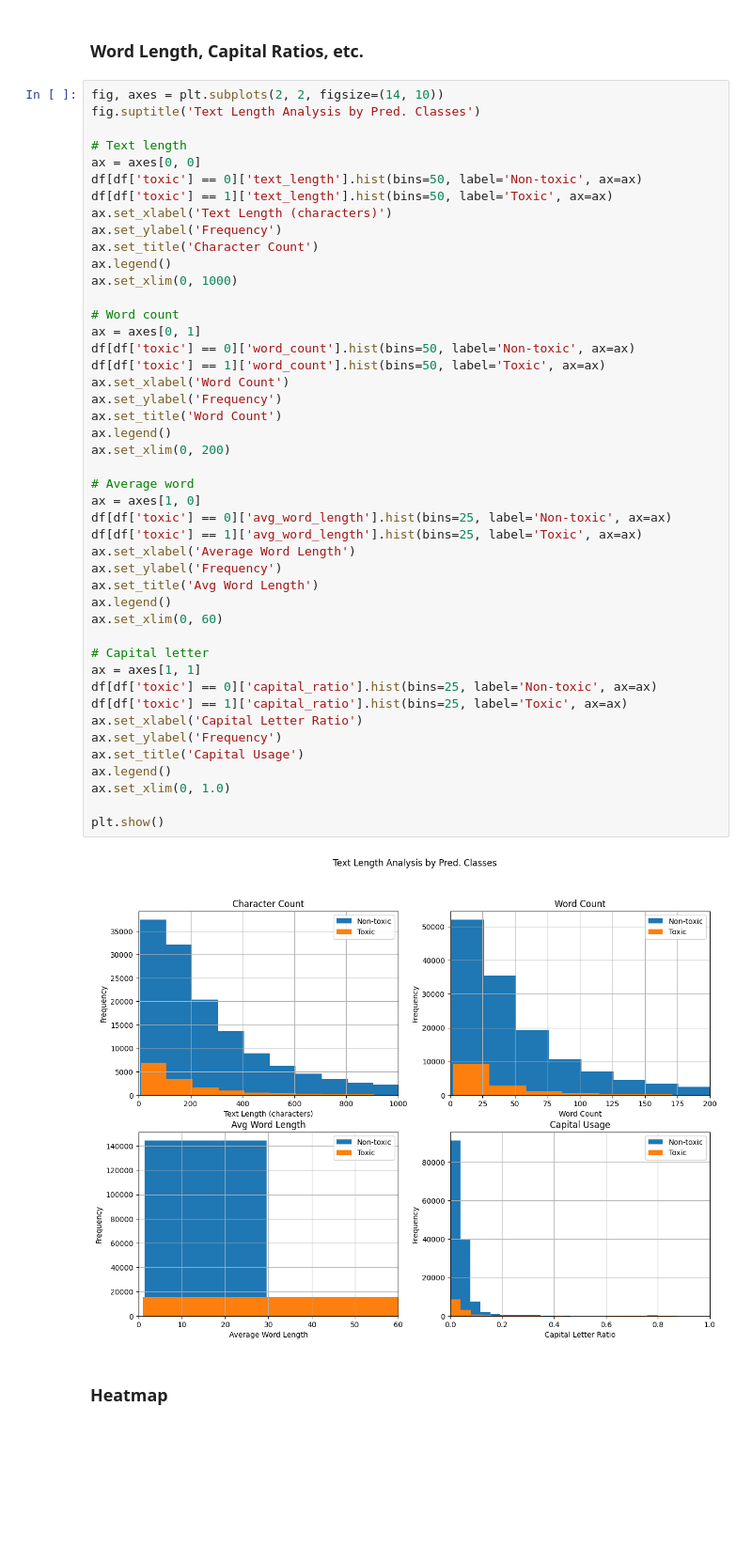
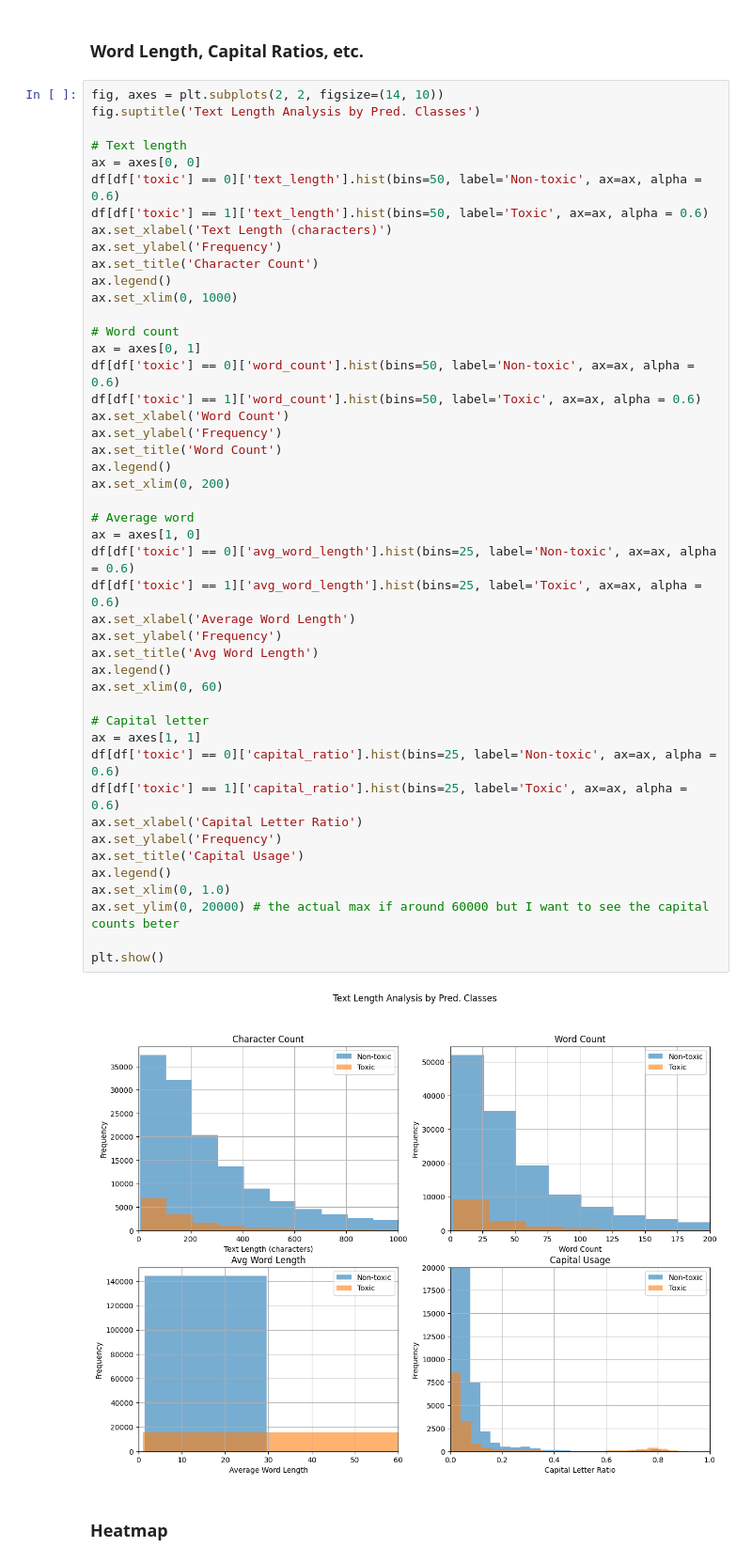
Before and after one commit to sn82978/CS-178-Project, a Jupyter notebook: 1.PreProcessing/looking_at_data.ipynb, the cells around one changed output. Shown: that part at 94% size. Drawn from its saved outputs; the diff is of its cells as text; blank space fills up the shorter version.

```diff
--- a/1.PreProcessing/looking_at_data.ipynb
+++ b/1.PreProcessing/looking_at_data.ipynb
@@ -211,47 +232,48 @@ fig.suptitle('Text Length Analysis by Pred. Classes')
 
 # Text length
 ax = axes[0, 0]
-df[df['toxic'] == 0]['text_length'].hist(bins=50, label='Non-toxic', ax=ax)
-df[df['toxic'] == 1]['text_length'].hist(bins=50, label='Toxic', ax=ax)
+df[df['toxic'] == 0]['text_length'].hist(bins=50, label='Non-toxic', ax=ax, alpha = 0.6)
+df[df['toxic'] == 1]['text_length'].hist(bins=50, label='Toxic', ax=ax, alpha = 0.6)
 ax.set_xlabel('Text Length (characters)')
 ax.set_ylabel('Frequency')
 ax.set_title('Character Count')
 ax.legend()
 ax.set_xlim(0, 1000)
 
 # Word count
 ax = axes[0, 1]
-df[df['toxic'] == 0]['word_count'].hist(bins=50, label='Non-toxic', ax=ax)
-df[df['toxic'] == 1]['word_count'].hist(bins=50, label='Toxic', ax=ax)
+df[df['toxic'] == 0]['word_count'].hist(bins=50, label='Non-toxic', ax=ax, alpha = 0.6)
+df[df['toxic'] == 1]['word_count'].hist(bins=50, label='Toxic', ax=ax, alpha = 0.6)
 ax.set_xlabel('Word Count')
 ax.set_ylabel('Frequency')
 ax.set_title('Word Count')
 ax.legend()
 ax.set_xlim(0, 200)
 
 # Average word
 ax = axes[1, 0]
-df[df['toxic'] == 0]['avg_word_length'].hist(bins=25, label='Non-toxic', ax=ax)
-df[df['toxic'] == 1]['avg_word_length'].hist(bins=25, label='Toxic', ax=ax)
+df[df['toxic'] == 0]['avg_word_length'].hist(bins=25, label='Non-toxic', ax=ax, alpha = 0.6)
+df[df['toxic'] == 1]['avg_word_length'].hist(bins=25, label='Toxic', ax=ax, alpha = 0.6)
 ax.set_xlabel('Average Word Length')
 ax.set_ylabel('Frequency')
 ax.set_title('Avg Word Length')
 ax.legend()
 ax.set_xlim(0, 60)
 
 # Capital letter
 ax = axes[1, 1]
-df[df['toxic'] == 0]['capital_ratio'].hist(bins=25, label='Non-toxic', ax=ax)
-df[df['toxic'] == 1]['capital_ratio'].hist(bins=25, label='Toxic', ax=ax)
+df[df['toxic'] == 0]['capital_ratio'].hist(bins=25, label='Non-toxic', ax=ax, alpha = 0.6)
+df[df['toxic'] == 1]['capital_ratio'].hist(bins=25, label='Toxic', ax=ax, alpha = 0.6)
 ax.set_xlabel('Capital Letter Ratio')
 ax.set_ylabel('Frequency')
 ax.set_title('Capital Usage')
 ax.legend()
 ax.set_xlim(0, 1.0)
+ax.set_ylim(0, 20000) # the actual max if around 60000 but I want to see the capital counts beter
 
 plt.show()
 # %% [output]
-[figure, old version]
+[figure, new version]
 # %% [markdown]
 ### Heatmap
 # %%
```
Also changed, not shown: parts of 5 cells of this notebook, 2 other files.
